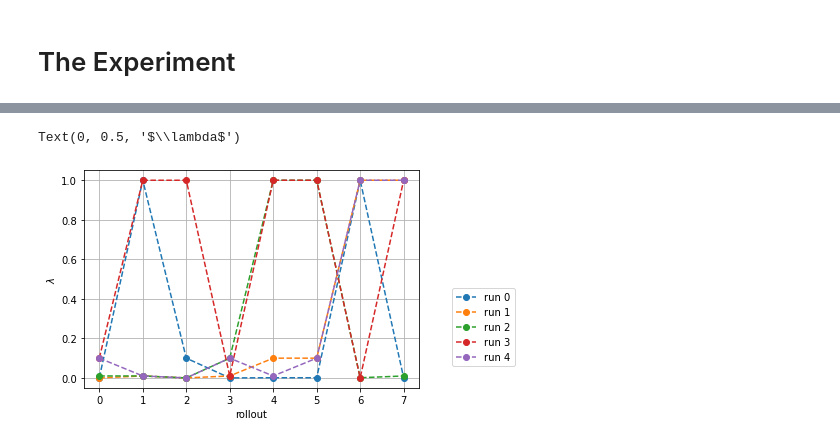
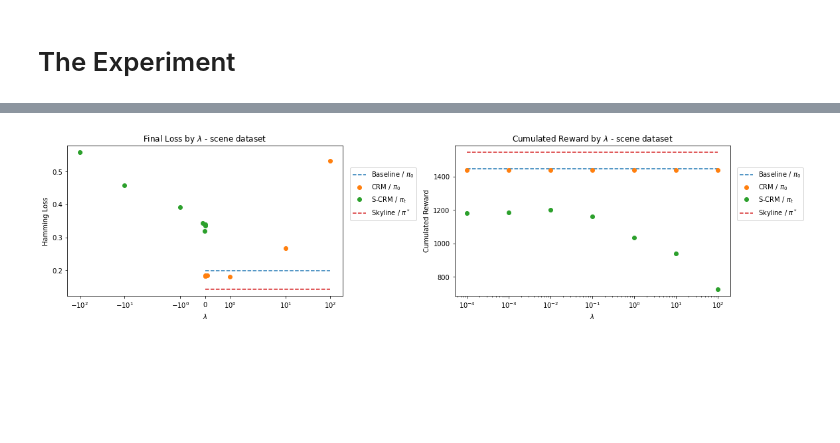
Before and after one commit to criteo-research/sequential-conterfactual-risk-minimization, a Jupyter notebook: scrm_lambda_experiments.ipynb, the cells around one changed output, grey strips where cells are left out. Saved outputs shown, nothing was run; the diff lists cells and outputs as text; code cells hidden in the pictures; blank space fills up the shorter version.

Commit message:
nb for lambda experiments

```diff
--- a/scrm_lambda_experiments.ipynb
+++ b/scrm_lambda_experiments.ipynb
@@ -58 +57,3 @@ n_rollouts, samples
+# %%
+lambda_grid = [1e-4, 1e-3, 1e-2, 1e-1, .25, .5, .75, 1, 10, 100, 0, -1e-4, -1e-3, -1e-2, -1e-1, -.25, -.5, -.75, -1, -10, 100
 # %%
@@ -187,24 +194,24 @@ baseline_reward = np.mean([
         X_test, y_test,
         np.array([_[:,1] for _ in pi0.predict_proba(X_test)]).T, n_samples=4
     ).rewards.sum() / (len(X_test)*y_test.shape[1]*4)
-for _ in range(10)])
-baseline_rewards = np.ones_like(crm_losses)*baseline_reward
+for _ in range(n_reruns)])
+baseline_rewards = np.ones_like(lambda_grid) * baseline_reward * samples[-1]
 
 skyline_reward = np.mean([
     CRMDataset().update_from_supervised_dataset(
         X_test, y_test,
         np.array([_[:,1] for _ in pistar.predict_proba(X_test)]).T, n_samples=4
     ).rewards.sum() / (len(X_test)*y_test.shape[1]*4)
-for _ in range(10)])
-skyline_rewards = np.ones_like(crm_losses)*skyline_reward
+for _ in range(n_reruns)])
+skyline_rewards = np.ones_like(lambda_grid) * skyline_reward * samples[-1]
 
 map_skyline_reward = np.mean([
     CRMDataset().update_from_supervised_dataset(
         X_test, y_test,
         pistar.predict(X_test), n_samples=1
     ).rewards.sum() / (len(X_test)*y_test.shape[1]*1)
-for _ in range(10)])
-map_skyline_rewards = np.ones_like(crm_losses)*map_skyline_reward
+for _ in range(n_reruns)])
+map_skyline_rewards = map_skyline_reward * samples[-1]
 
-baseline_loss = stochastic_hamming_loss(pi0, X_test, y_test)
-skyline_loss = stochastic_hamming_loss(pistar, X_test, y_test)
+baseline_loss = np.ones_like(lambda_grid)*stochastic_hamming_loss(pi0, X_test, y_test)
+skyline_loss = np.ones_like(lambda_grid)*stochastic_hamming_loss(pistar, X_test, y_test)
@@ -239,10 +217,0 @@ ax2.legend(loc=(1.1, .1))
-# %%
-for j in range(scrm_lambdas.shape[0]):
-    plt.plot(scrm_lambdas[j, :], 'o--', label='run %d' % j)
-plt.legend(loc=(1.1,.1))
-plt.grid()
-plt.xlabel('rollout')
-plt.ylabel('$\lambda$')
-# %% [output]
-Text(0, 0.5, '$\\lambda$')
-[figure, removed]
@@ -248,0 +234,26 @@ Text(0, 0.5, '$\\lambda$')
+# %%
+fig, (ax1, ax2) = plt.subplots(ncols=2, constrained_layout=True, figsize=(16,4))
+
+ax1.set_title('Final Loss by $\lambda$ - %s dataset' % dataset_name)
+ax1.set_xlabel('$\lambda$')
+ax1.set_xscale('symlog')
+ax1.plot(lambda_grid, baseline_loss, '--', label='Baseline / $\pi_0$')
+ax1.plot(lambda_grid, crm_loss_by_lambda, 'o', label='CRM / $\pi_0$')
+ax1.plot(np.array(lambda_grid)*-1, scrm_loss_by_lambda, 'o', label='S-CRM / $\pi_t$')
+ax1.plot(lambda_grid, skyline_loss, '--', label='Skyline / $\pi^*$')
+ax1.set_ylabel('Hamming Loss')
+ax1.legend(loc=(1.025, .5))
+
+ax2.set_title('Cumulated Reward by $\lambda$ - %s dataset' % dataset_name)
+ax2.set_xlabel('$\lambda$')
+ax2.plot(lambda_grid, baseline_rewards, '--', label='Baseline / $\pi_0$')
+ax2.plot(lambda_grid, crm_reward_by_lambda, 'o', label='CRM / $\pi_0$')
+ax2.plot(lambda_grid, scrm_reward_by_lambda, 'o', label='S-CRM / $\pi_t$')
+ax2.plot(lambda_grid, skyline_rewards, '--', label='Skyline / $\pi^*$')
+ax2.set_xscale('log')
+ax2.set_ylabel('Cumulated Reward')
+ax2.legend(loc=(1.025, .5))
+
+plt.savefig('lambda_grid-%s.png' % dataset_name)
+# %% [output]
+[figure, added]
```
Also changed, not shown: parts of 10 cells of this notebook.
